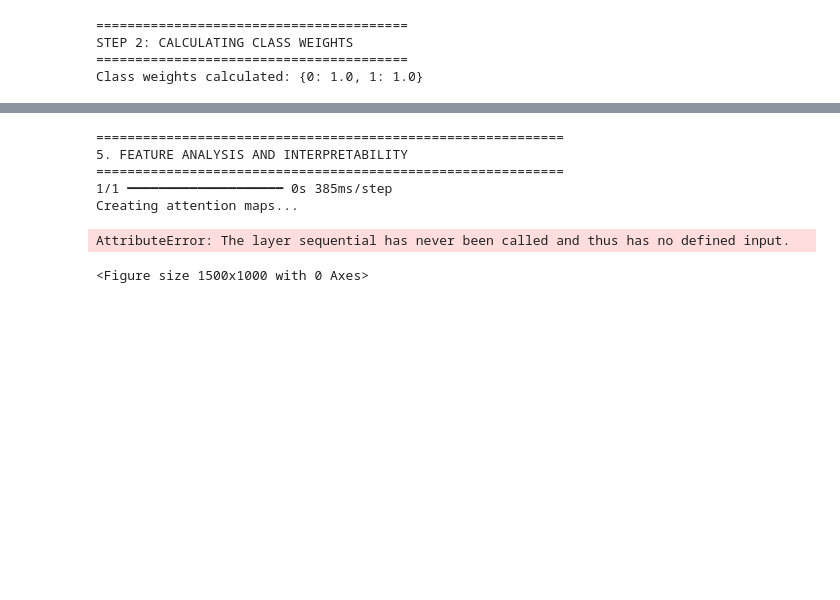
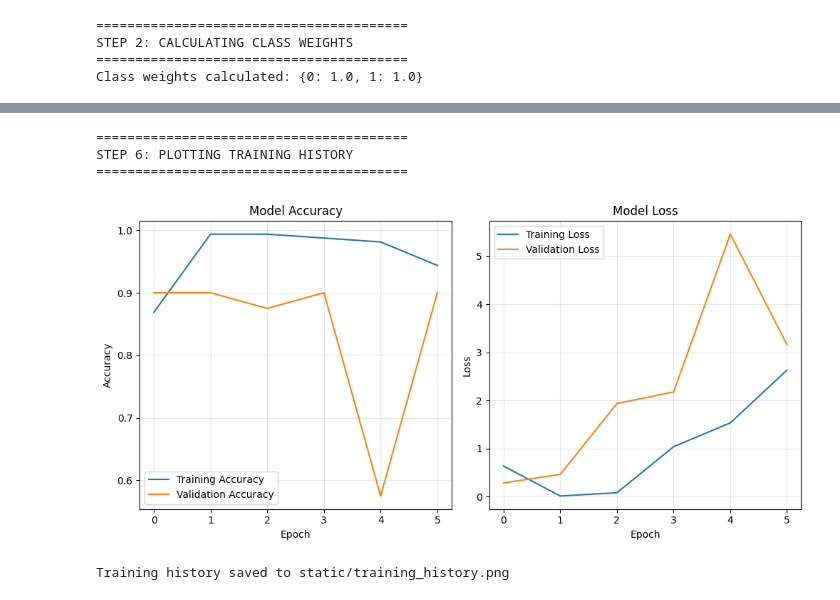
Before and after one commit to Deolinda1506/ml, a Jupyter notebook: notebook/glaucoma.ipynb, the cells around one changed output, grey strips where cells are left out. Saved outputs shown, nothing was run; the diff lists cells and outputs as text; code cells hidden in the pictures; blank space fills up the shorter version.

```diff
--- a/notebook/glaucoma.ipynb
+++ b/notebook/glaucoma.ipynb
@@ -510,48 +615,46 @@ print("=" * 40)
 # Plot training history
 plt.figure(figsize=(15, 5))
 
 # Plot accuracy
 plt.subplot(1, 3, 1)
 plt.plot(history.history['accuracy'], label='Training Accuracy')
 plt.plot(history.history['val_accuracy'], label='Validation Accuracy')
 plt.title('Model Accuracy')
 plt.xlabel('Epoch')
 plt.ylabel('Accuracy')
 plt.legend()
 plt.grid(True, alpha=0.3)
 
 # Plot loss
 plt.subplot(1, 3, 2)
 plt.plot(history.history['loss'], label='Training Loss')
 plt.plot(history.history['val_loss'], label='Validation Loss')
 plt.title('Model Loss')
 plt.xlabel('Epoch')
 plt.ylabel('Loss')
 plt.legend()
 plt.grid(True, alpha=0.3)
 
 # Plot AUC
-plt.subplot(1, 3, 3)
-plt.plot(history.history['auc'], label='Training AUC')
-plt.plot(history.history['val_auc'], label='Validation AUC')
-plt.title('Model AUC')
-plt.xlabel('Epoch')
-plt.ylabel('AUC')
-plt.legend()
-plt.grid(True, alpha=0.3)
+# plt.subplot(1, 3, 3)
+# plt.plot(history.history['auc'], label='Training AUC')
+# plt.plot(history.history['val_auc'], label='Validation AUC')
+# plt.title('Model AUC')
+# plt.xlabel('Epoch')
+# plt.ylabel('AUC')
+# plt.legend()
+# plt.grid(True, alpha=0.3)
 
 plt.tight_layout()
 plt.savefig(f'{STATIC_DIR}/training_history.png', dpi=300, bbox_inches='tight')
 plt.show()
 print("Training history saved to static/training_history.png")
 # %% [output]
-============================================================
-5. FEATURE ANALYSIS AND INTERPRETABILITY
-============================================================
-1/1 ━━━━━━━━━━━━━━━━━━━━ 0s 385ms/step
-Creating attention maps...
+========================================
+STEP 6: PLOTTING TRAINING HISTORY
+========================================
+[figure, added]
-AttributeError: The layer sequential has never been called and thus has no defined input.
+Training history saved to static/training_history.png
-<Figure size 1500x1000 with 0 Axes>
 # %%
 print("\n" + "=" * 40)
 print("STEP 7: SAVING RESULTS")
```
Also changed, not shown: parts of 6 cells of this notebook, 10 other files.
